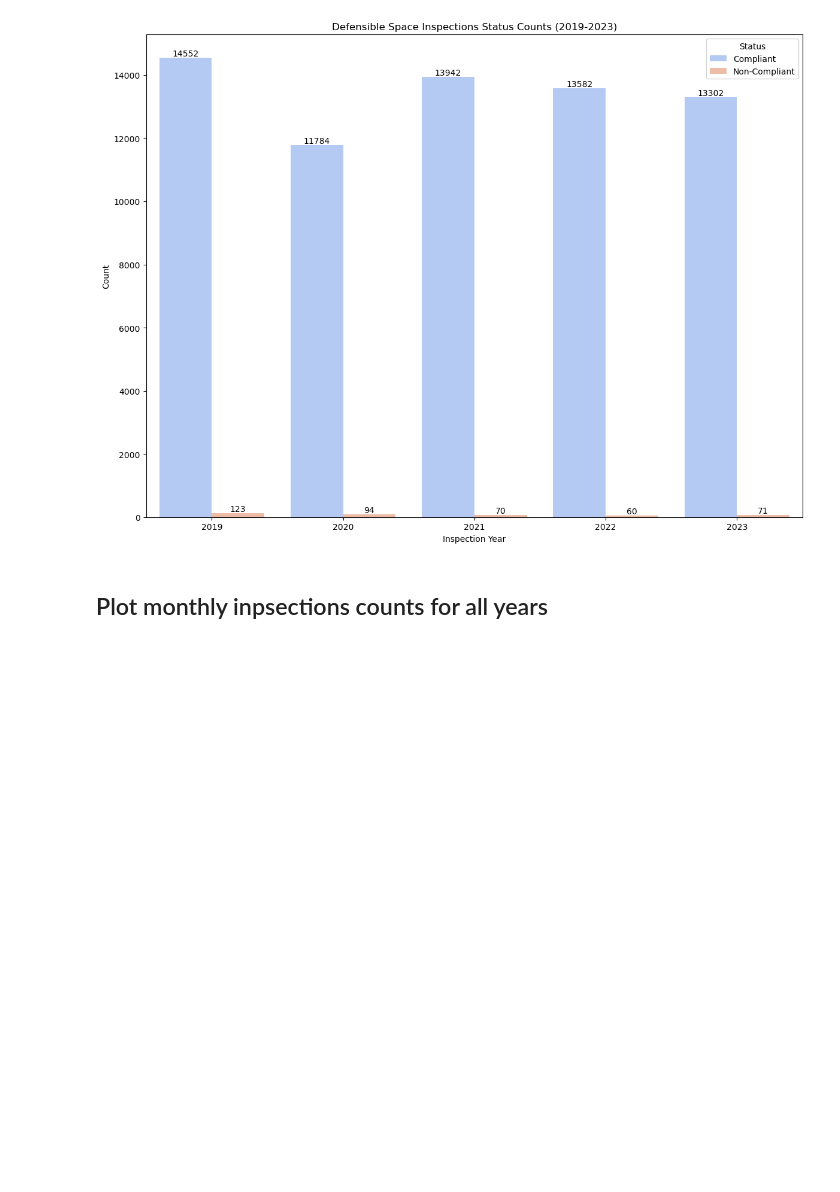
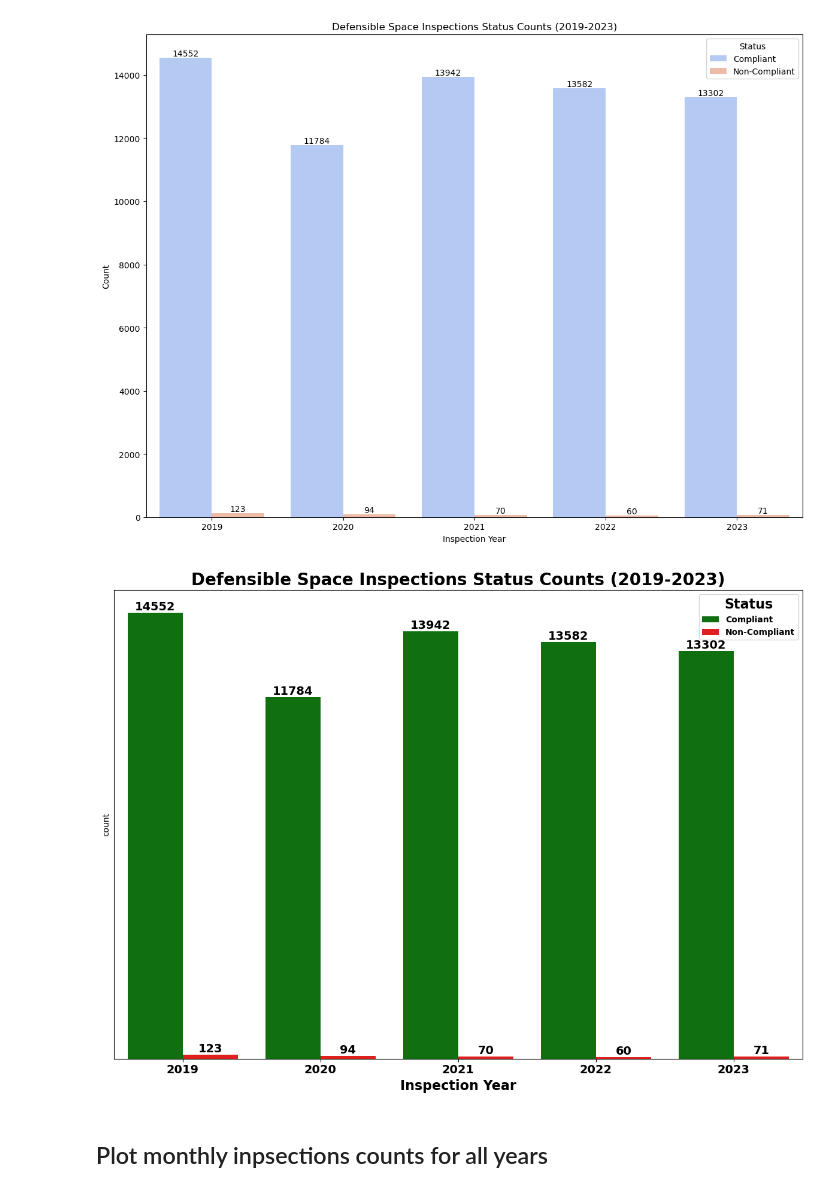
Before and after one commit to wildfire-prep/data-preparation, a Jupyter notebook: code/00_label_data/00_clean_inspections.ipynb, the cells around one changed output. Drawn from its saved outputs; the diff is of its cells as text; code cells hidden in the pictures; blank space fills up the shorter version.

Commit message:
generate plots for presentation

```diff
--- a/code/00_label_data/00_clean_inspections.ipynb
+++ b/code/00_label_data/00_clean_inspections.ipynb
@@ -473,6 +473,73 @@ plt.tight_layout()
 plt.show()
 # %% [output]
 [figure]
+# %%
+# First create a list to store the counts for each year
+all_years_data = []
+
+# Process each year's data
+for year, df in [
+    (2019, inspections_2019),
+    (2020, inspections_2020),
+    (2021, inspections_2021),
+    (2022, inspections_2022),
+    (2023, inspections_2023),
+]:
+    # Get status counts
+    status_counts = df["status"].value_counts().reset_index()
+    status_counts.columns = ["status", "count"]
+    # Add year column
+    status_counts["year"] = year
+    # Append to our list
+    all_years_data.append(status_counts)
+
+# Combine all data
+combined_data = pd.concat(all_years_data, ignore_index=True)
+
+# Create custom color palette (green for Compliant, red for Non-Compliant)
+status_colors = {
+    'Compliant': 'green',
+    'Non-Compliant': 'red'
+}
+
+# Create the plot
+plt.figure(figsize=(12, 9))
+
+# Create a custom palette based on status values
+custom_palette = [status_colors.get(status, 'gray') for status in combined_data['status'].unique()]
+
+bars = sns.barplot(
+    x="year", y="count", hue="status", data=combined_data, palette=custom_palette
+)
+
+# Add count annotations on top of each bar with bold text
+for container in bars.containers:
+    bars.bar_label(container, fmt="%d", fontsize=14, fontweight='bold')
+
+# Add labels and title with larger, bold font sizes
+plt.title("Defensible Space Inspections Status Counts (2019-2023)", fontsize=20, fontweight='bold')
+plt.xlabel("Inspection Year", fontsize=16, fontweight='bold')
+
+# Remove y-axis tick marks and labels
+plt.yticks([])
+plt.tick_params(axis='y', which='both', left=False, labelleft=False)
+
+# Increase x-axis tick font size and make bold
+plt.xticks(fontsize=14, fontweight='bold')
+
+# Increase legend font size and make bold
+plt.legend(title="Status", fontsize=14, title_fontsize=16,
+           prop={'weight': 'bold'})
+
+# Bold the legend title
+legend = plt.gca().get_legend()
+legend.get_title().set_fontweight('bold')
+
+# Show the plot
+plt.tight_layout()
+plt.show()
+# %% [output]
+[figure, added]
 # %% [markdown]
 ## Plot monthly inpsections counts for all years
 # %% [markdown]
```
Also changed, not shown: 3 other files.
